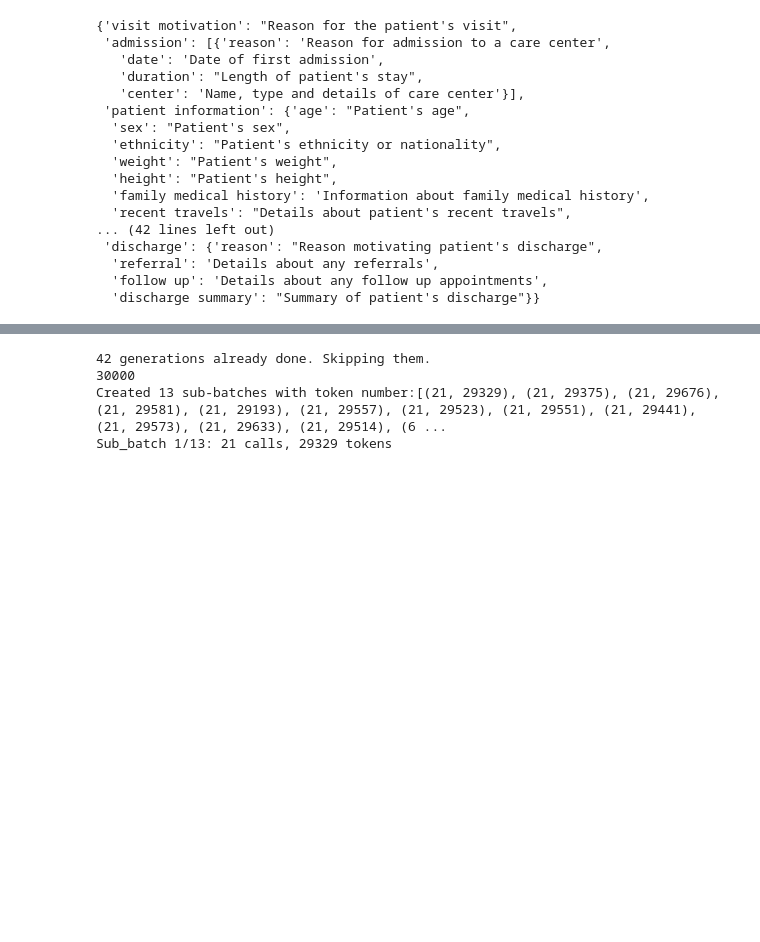
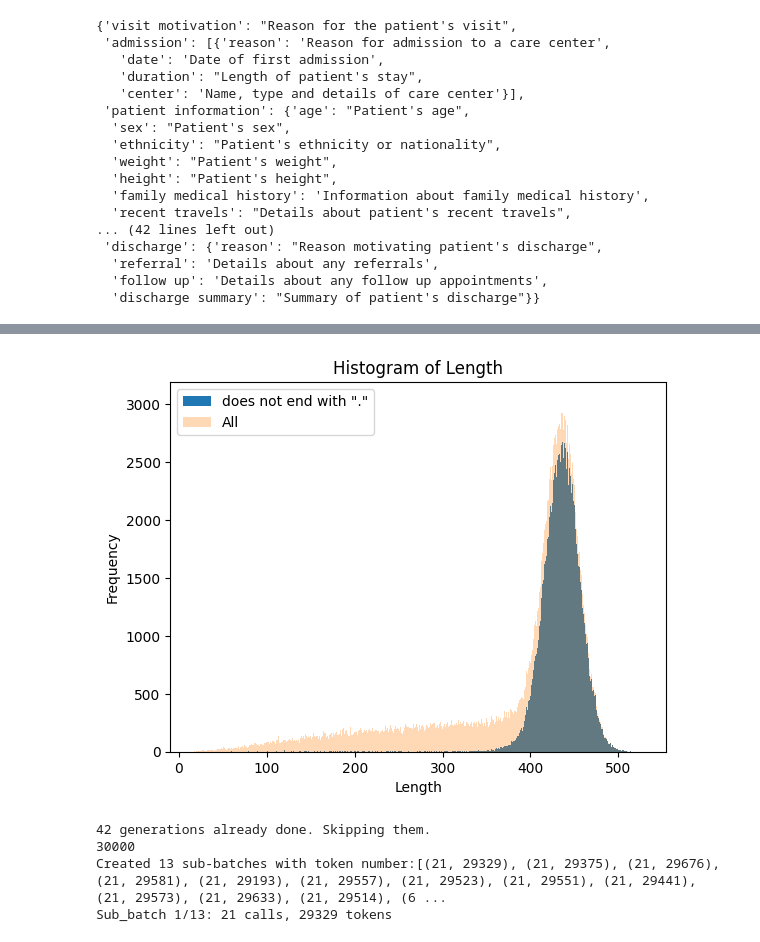
Before and after one commit to EPFL-IC-Make-Team/medinote, a Jupyter notebook: generation.ipynb, the cells around one changed output, grey strips where cells are left out. Drawn from its saved outputs; the diff is of its cells as text; code cells hidden in the pictures; blank space fills up the shorter version.

Commit message:
trying to find truncated notes

```diff
--- a/generation.ipynb
+++ b/generation.ipynb
@@ -149,0 +182,14 @@ notechat.to_json('data/NoteChat_sorted.jsonl', orient='records', lines=True)
+# %%
+import tiktoken
+def count_tokens(note: str):
+    encoding = tiktoken.encoding_for_model('gpt-4')
+    num_tokens = len(encoding.encode(note))
+    return num_tokens
+# %%
+notechat = pd.read_json('data/NoteChat.jsonl', orient='records', lines=True)
+#Sort by decreasing length of clinical note
+notechat['length'] = notechat['data'].apply(lambda x: count_tokens(x))
+notechat_token_sorted = notechat.sort_values(by=['length'], ascending=False)
+display(notechat_token_sorted.head(100))
+#notechat_token_sorted = notechat_token_sorted.drop(columns=['length'])
+notechat_token_sorted.to_json('data/NoteChat_sorted_token.jsonl', orient='records', lines=True)
@@ -150,2 +210,28 @@ notechat.to_json('data/NoteChat_sorted.jsonl', orient='records', lines=True)
+# %%
+import matplotlib.pyplot as plt
+
+# Filter out clinical notes where the last character of "data" is not '.'
+notechat_token_truncated = notechat_token_sorted[~notechat_token_sorted['data'].str.endswith('.')]
+
+# Calculate the length of each clinical note
+lengths_filtered = notechat_token_truncated['length']
+lengths_all = notechat_token_sorted['length']
+
+# Create the histogram with transparency
+plt.hist(lengths_filtered, bins=max(lengths_filtered)-min(lengths_filtered)+1, alpha=1, label='does not end with "."')
+plt.hist(lengths_all, bins=max(lengths_all)-min(lengths_all)+1, alpha=0.3, label='All')
+
+# Set the labels and title
+plt.xlabel('Length')
+plt.ylabel('Frequency')
+plt.title('Histogram of Length')
+
+# Show the legend
+plt.legend()
+
+# Show the plot
+plt.show()
+# %% [output]
+[figure, added]
 # %%
 model = 'gpt-3.5-turbo' #'gpt-4-1106-preview' #for token count only
```
Also changed, not shown: parts of 4 cells of this notebook, 1 other file.
